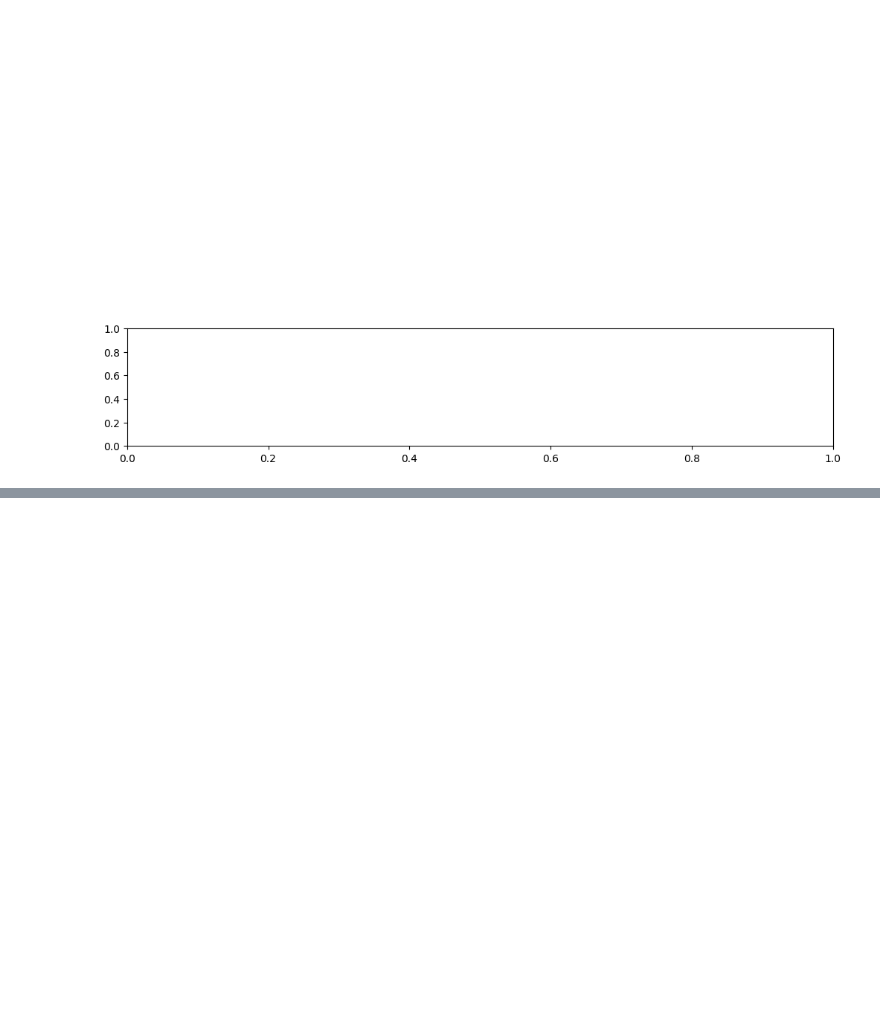
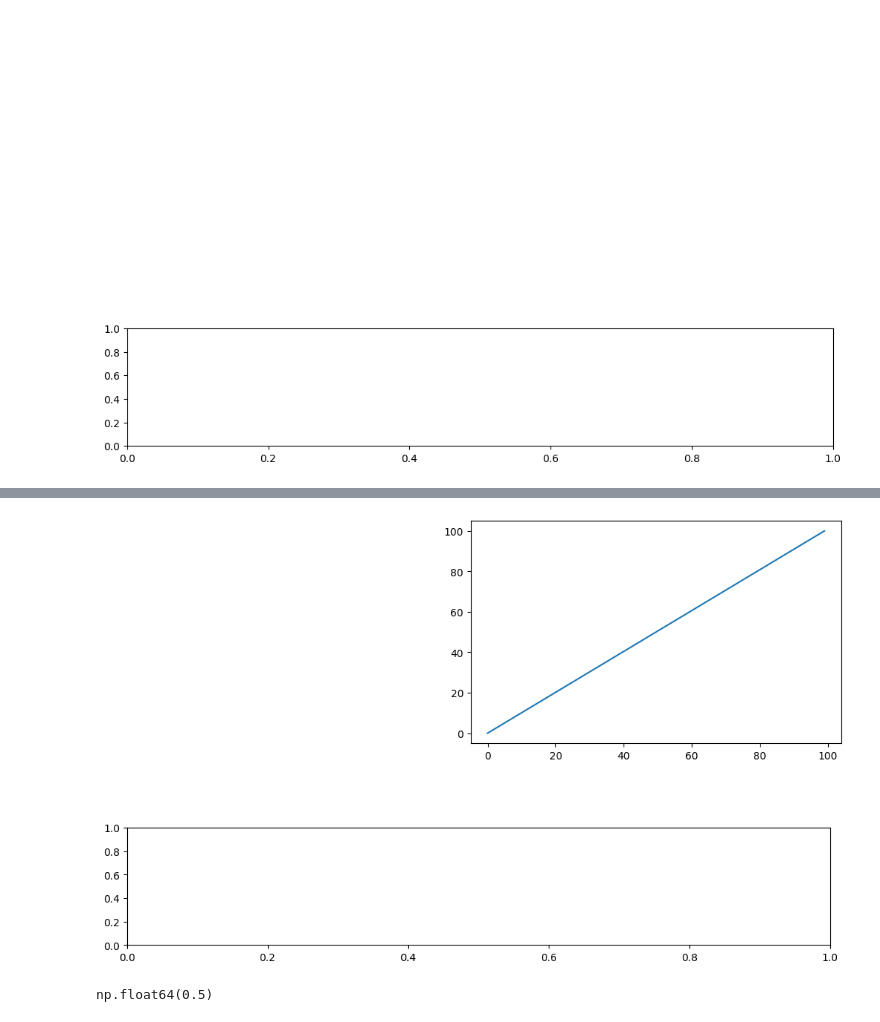
Before and after one commit to CemNurlu/QDQC_animations, a Jupyter notebook: anim_scripts/Lecture_1/detuning/testing.ipynb, the cells around one changed output, grey strips where cells are left out. Drawn from its saved outputs; the diff is of its cells as text; code cells hidden in the pictures; blank space fills up the shorter version.

```diff
--- a/anim_scripts/Lecture_1/detuning/testing.ipynb
+++ b/anim_scripts/Lecture_1/detuning/testing.ipynb
@@ -138,0 +157,9 @@ fig
+# %%
+current_pos = new_axis.get_position()
+fig
+# %% [output]
+[figure, added]
+# %%
+current_pos.width
+# %% [output]
+np.float64(0.5)
```
Also changed, not shown: parts of 11 cells of this notebook, 3 other files.
